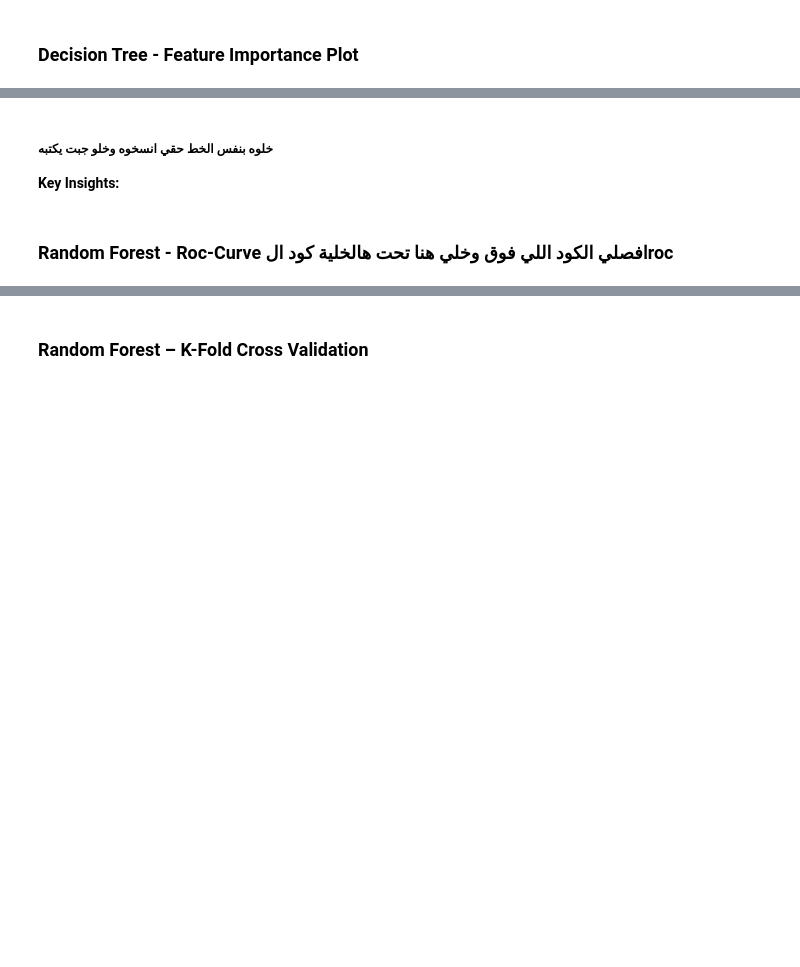
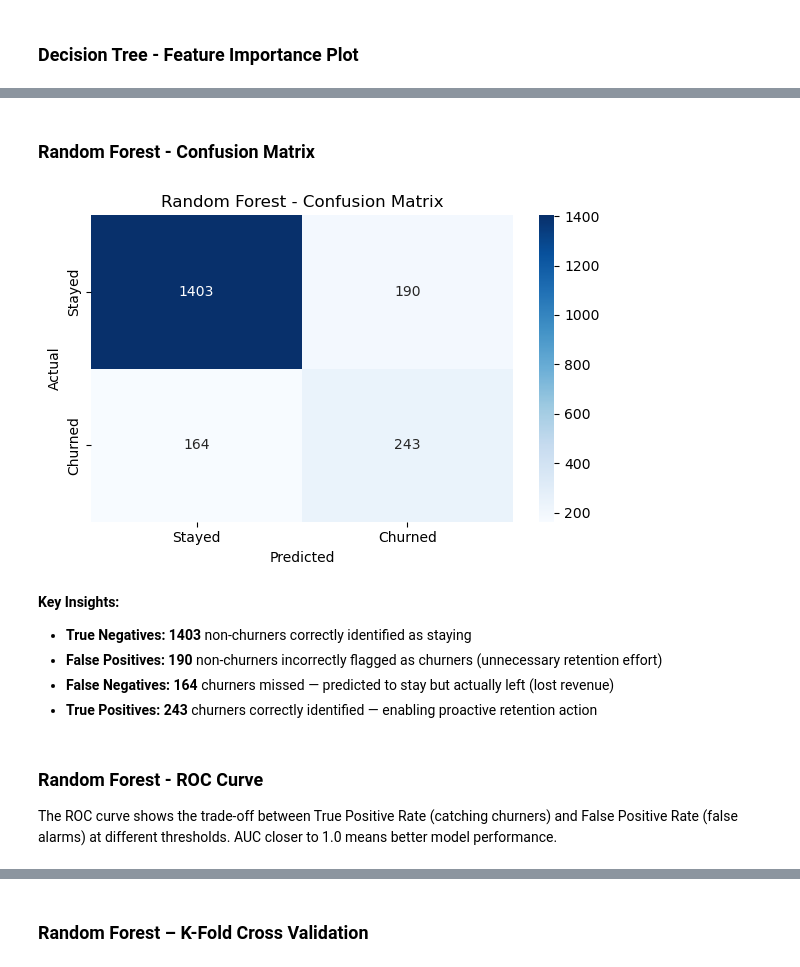
Before and after one commit to itsWesam/SWE485-Project-Group4, a Jupyter notebook: Phase1_Supervised_Learning.ipynb, the cells around one changed output, grey strips where cells are left out. Cells and saved outputs as stored; diff of their text form; code cells hidden in the pictures; blank space fills up the shorter version.

Commit message:
Finished Random Forest model

```diff
--- a/Phase1_Supervised_Learning.ipynb
+++ b/Phase1_Supervised_Learning.ipynb
@@ -1027,0 +809,12 @@ Random Forest is selected based on the following dataset-specific reasons:
+# %%
+# Initialize Random Forest with default parameters
+rf_model = RandomForestClassifier(random_state=42)
+
+# Train the model on training data
+rf_model.fit(X_train, y_train)
+
+# Predict on test data
+rf_pred = rf_model.predict(X_test)
+
+print("Random Forest trained successfully!")
+print("Initial Accuracy:", round(accuracy_score(y_test, rf_pred), 3))
@@ -1035,7 +831,7 @@ from sklearn.ensemble import RandomForestClassifier
 # Define hyperparameter grid
 param_grid = {
     'n_estimators': [100, 200],
-    'max_depth': [None, 10],
+    'max_depth': [10, 20, None],
     'min_samples_split': [2, 5]
 }
 
@@ -1044,15 +840,18 @@ grid_search = GridSearchCV(
     RandomForestClassifier(random_state=42),
     param_grid,
     cv=5,
-    scoring='f1'
+    scoring='f1',
+    verbose=1,
+    n_jobs=-1
 )
 
 grid_search.fit(X_train, y_train)
 
-# Initialize and train the best model
+print("Best Parameters:", grid_search.best_params_)
+print("Best F1 Score:", grid_search.best_score_.round(3))
+
+# Retrain with best parameters
 rf_model = grid_search.best_estimator_
-rf_model.fit(X_train, y_train)
 rf_pred = rf_model.predict(X_test)
 
-print("Best Parameters:", grid_search.best_params_)
-print("Random Forest trained successfully!")
+print("Accuracy with best params:", round(accuracy_score(y_test, rf_pred), 3))
@@ -1115,5 +927,33 @@ The confusion matrix reveals the following details about the model's errors:
+# %% [markdown]
+### Random Forest - Confusion Matrix
+# %%
+# Confusion Matrix heatmap - Random Forest
+from sklearn.metrics import confusion_matrix
+import seaborn as sns
+import matplotlib.pyplot as plt
+
+cm = confusion_matrix(y_test, rf_pred)
+
+plt.figure(figsize=(6,4))
+sns.heatmap(cm, annot=True, fmt='d', cmap='Blues',
+            xticklabels=['Stayed', 'Churned'],
+            yticklabels=['Stayed', 'Churned'])
+
+plt.title('Random Forest - Confusion Matrix')
+plt.ylabel('Actual')
+plt.xlabel('Predicted')
+plt.tight_layout()
+plt.show()
+# %% [output]
+[figure, added]
 # %% [markdown]
-#####  خلوه بنفس الخط حقي انسخوه وخلو جبت يكتبه
 **Key Insights:**
+
+- **True Negatives: 1403** non-churners correctly identified as staying
+- **False Positives: 190** non-churners incorrectly flagged as churners (unnecessary retention effort)
+- **False Negatives: 164** churners missed — predicted to stay but actually left (lost revenue)
+- **True Positives: 243** churners correctly identified — enabling proactive retention action
 # %% [markdown]
-### Random Forest - Roc-Curve افصلي الكود اللي فوق وخلي هنا تحت هالخلية كود الroc
+### Random Forest - ROC Curve
+
+The ROC curve shows the trade-off between True Positive Rate (catching churners) and False Positive Rate (false alarms) at different thresholds. AUC closer to 1.0 means better model performance.
```
Also changed, not shown: parts of 57 cells of this notebook, 4 other files.
